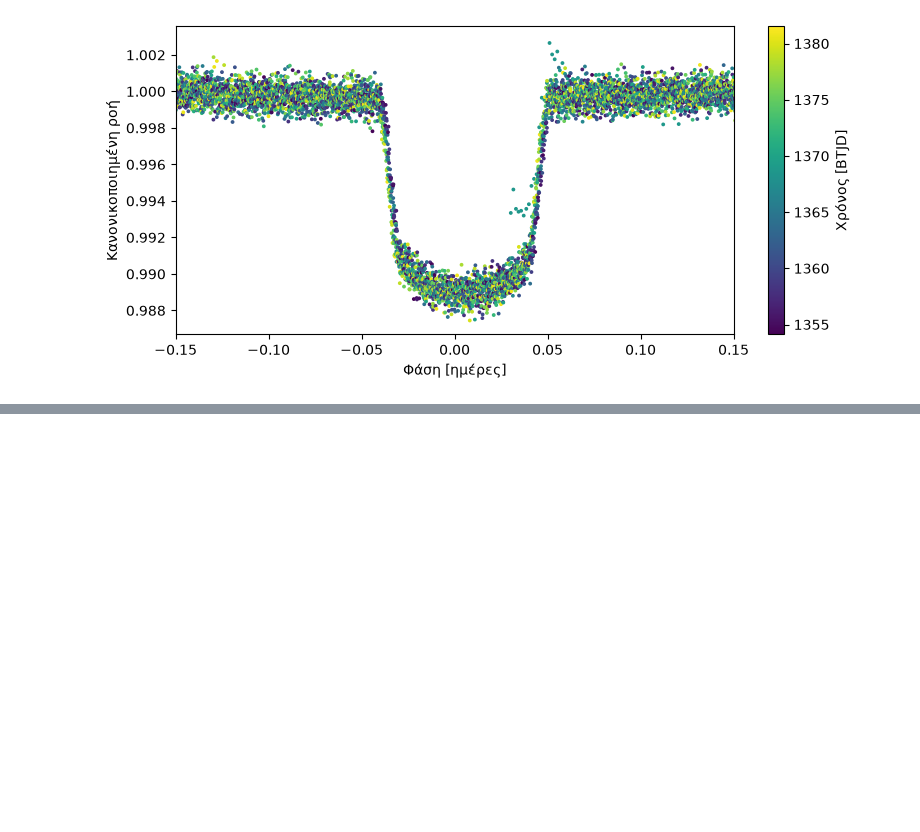
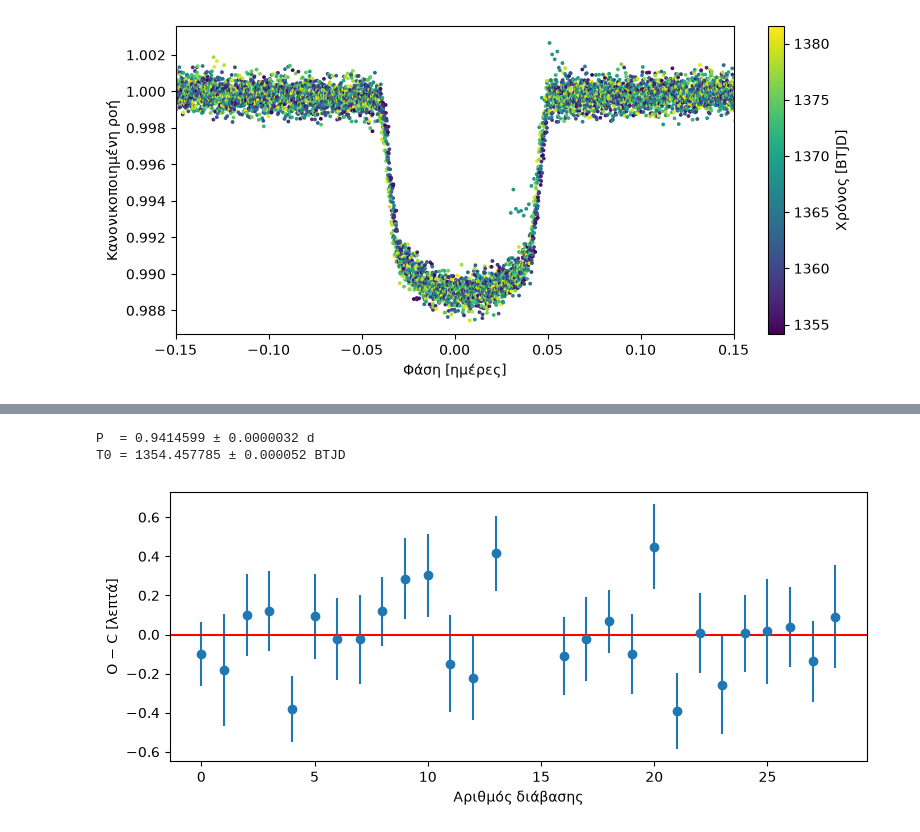
Before and after one commit to rigasneofotistos-beep/tess-transit-project, a Jupyter notebook: 01_first_lightcurve.ipynb, the cells around one changed output, grey strips where cells are left out. Cells and saved outputs as stored; diff of their text form; code cells hidden in the pictures; blank space fills up the shorter version.

```diff
--- a/01_first_lightcurve.ipynb
+++ b/01_first_lightcurve.ipynb
@@ -137,0 +311,18 @@ plt.show()
+# %%
+coef, cov = np.polyfit(epochs, times, 1, w=1/errs, cov="unscaled")
+P_new, T0_new = coef
+P_err, T0_err = np.sqrt(np.diag(cov))
+print(f"P  = {P_new:.7f} ± {P_err:.7f} d")
+print(f"T0 = {T0_new:.6f} ± {T0_err:.6f} BTJD")
+
+oc = (times - (T0_new + P_new * epochs)) * 24 * 60   # σε λεπτά
+plt.figure(figsize=(9, 3.5))
+plt.errorbar(epochs, oc, yerr=errs * 24 * 60, fmt="o")
+plt.axhline(0, color="red")
+plt.xlabel("Αριθμός διάβασης")
+plt.ylabel("O − C [λεπτά]")
+plt.show()
+# %% [output]
+P  = 0.9414599 ± 0.0000032 d
+T0 = 1354.457785 ± 0.000052 BTJD
+[figure, added]
```
Also changed, not shown: parts of 6 cells of this notebook.
